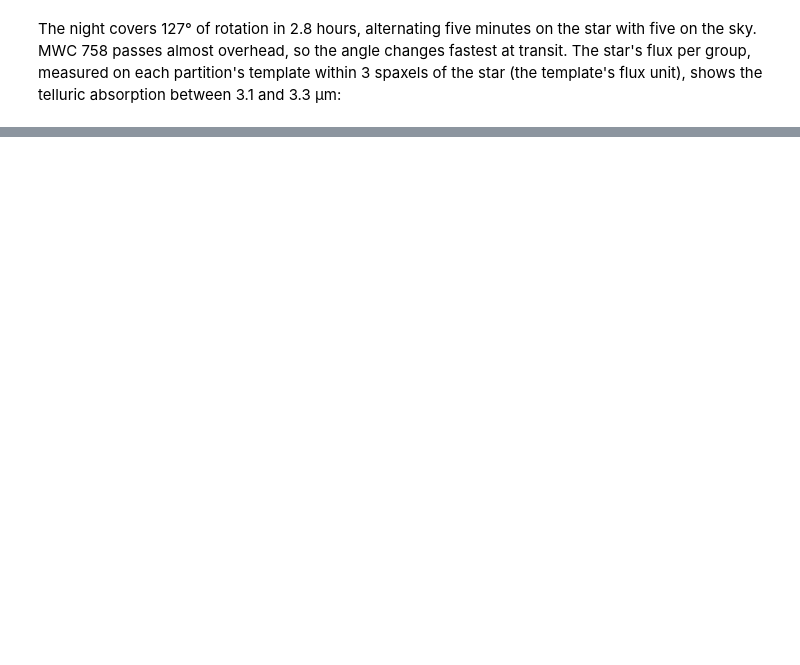
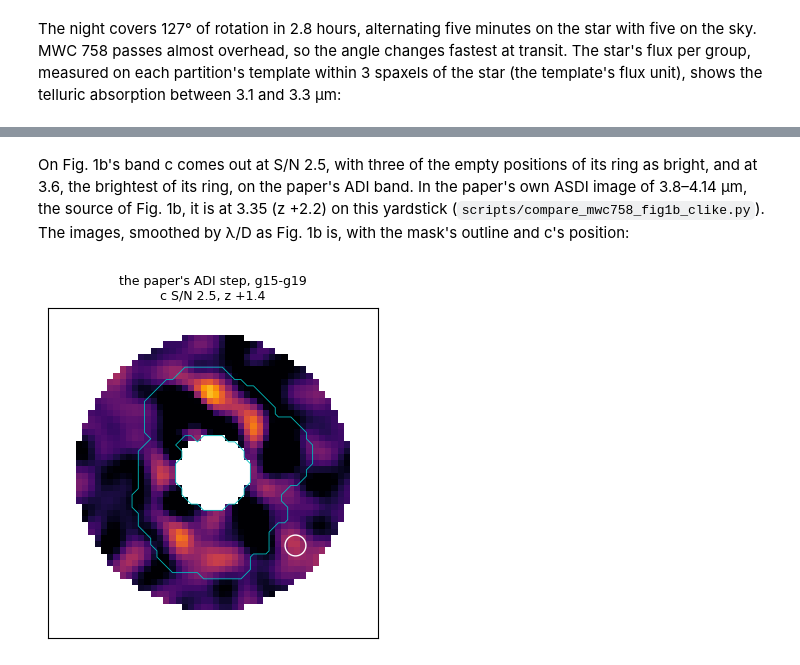
Before and after one commit to astrowagner/KLIP-TPE, a Jupyter notebook: tutorials/07_lbti_ales_mwc758.ipynb, the cells around one changed output, grey strips where cells are left out. Saved outputs shown, nothing was run; the diff lists cells and outputs as text; code cells hidden in the pictures; blank space fills up the shorter version.

```diff
--- a/tutorials/07_lbti_ales_mwc758.ipynb
+++ b/tutorials/07_lbti_ales_mwc758.ipynb
@@ -250,0 +125,14 @@ space, and `annulus01/progress.gif` is the movie of this run.
+# %%
+ALPHA = 6.7616          # c's contrast ~ (lambda / 3.8 um)^ALPHA, the fit to the paper's IDL injection contrasts (+- 1.22)
+red = ales.make_reducer(dsets, lam, fwhm, table=table, max_workers="auto", representative="n2_g17",
+                        spectrum=lambda um: (um / 3.8) ** ALPHA, spectrum_norm=3.8e-6,
+                        spectrum_label=f"MWC 758c: contrast proportional to (lambda / 3.8 um)^{ALPHA:.2f}")
+set_klip_gram(red, "zone")
+set_zone_center(red, (30.0, 30.0), angles="getzone2015")     # the paper's zones (docs/ALES.md section 8)
+GROUPS = [p.split("_")[1] for p in red.partitions()]          # g00 ... g19
+LAM_UM = np.array([lam["n2_" + g] * 1e6 for g in GROUPS])
+EDGES_AS = [0.4, 0.8]                                         # the annulus the run scores (arcsec), c in its middle
+EDGES = [e / red.pxscale for e in EDGES_AS]                   # 11.6-23.2 spaxels
+print(f"matched filter: n2_g17's PSF ({lam['n2_g17'] * 1e6:.3f} um), FWHM {red.fwhm:.2f} spaxels")
+print("injected contrast for a unit contrast at 3.8 um:",
+      ", ".join(f"{g} {red.injection_scale['n2_' + g]:.2f}" for g in GROUPS[::3]))
@@ -250,0 +174,7 @@ space, and `annulus01/progress.gif` is the movie of this run.
+# %%
+ARMS = fits.getdata("data/mwc758_disk_mask.fits") != 0          # the spiral arms
+DISK = fits.getdata("data/mwc758_disk_mask_neg.fits") != 0      # the arms and their ADI troughs
+objective, sampler = ales.default_config(red, known=[(RHO, PA)], forbidden_pa=[(PA, 25.0)], disk_mask=DISK)
+band = np.abs(rr - 0.6 / red.pxscale) <= 0.6 * red.fwhm        # the metric's radial band at c's separation
+print(f"arms {ARMS.sum()} spaxels; arms and troughs {DISK.sum()} spaxels, "
+      f"{100 * (DISK & band).sum() / band.sum():.1f}% of the noise band at 0.6\"")
@@ -250,0 +265,32 @@ space, and `annulus01/progress.gif` is the movie of this run.
+# %% [markdown]
+On Fig. 1b's band c comes out at S/N 2.5, with three of the empty positions of its ring as
+bright, and at 3.6, the brightest of its ring, on the paper's ADI band. In the paper's own ASDI
+image of 3.8–4.14 µm, the source of Fig. 1b, it is at 3.35 (z +2.2) on this yardstick
+(`scripts/compare_mwc758_fig1b_clike.py`). The images, smoothed by λ/D as Fig. 1b is, with the
+mask's outline and c's position:
+# %%
+xc, yc = (v[0] for v in source_xy(RHO, PA, red.pxscale, 30.5, 30.5))
+
+
+def show(images, ncol=4):
+    nr, nc = -(-len(images) // ncol), min(len(images), ncol)
+    fig, axs = plt.subplots(nr, nc, figsize=(3.6 * nc, 3.9 * nr), squeeze=False)
+    for a_ in axs.flat[len(images):]:
+        a_.axis("off")
+    for a_, (name, im) in zip(axs.flat, images.items()):
+        sm = smooth(im)
+        v = sm[(rr >= 7) & (rr <= 21)]
+        s_ = 1.4826 * np.median(np.abs(v - np.median(v)))
+        a_.imshow(np.where((rr >= 6) & (rr <= 22), sm, np.nan), origin="lower", cmap="inferno",
+                  vmin=-1.0 * s_, vmax=5.0 * s_)
+        a_.contour(DISK.astype(float), levels=[0.5], colors="c", linewidths=0.6)
+        a_.plot(xc, yc, "o", mfc="none", mec="w", ms=15)
+        c, z, _ = c_on_ring(im)
+        a_.set_title(f"{name}\nc S/N {c:.1f}, z {z:+.1f}", fontsize=9)
+        a_.set_xlim(4, 57); a_.set_ylim(4, 57); a_.set_xticks([]); a_.set_yticks([])
+    plt.tight_layout()
+
+
+show({"the paper's ADI step, g15-g19": paper})
+# %% [output]
+[figure, added]
```
Also changed, not shown: parts of 51 cells of this notebook, 13 other files.
